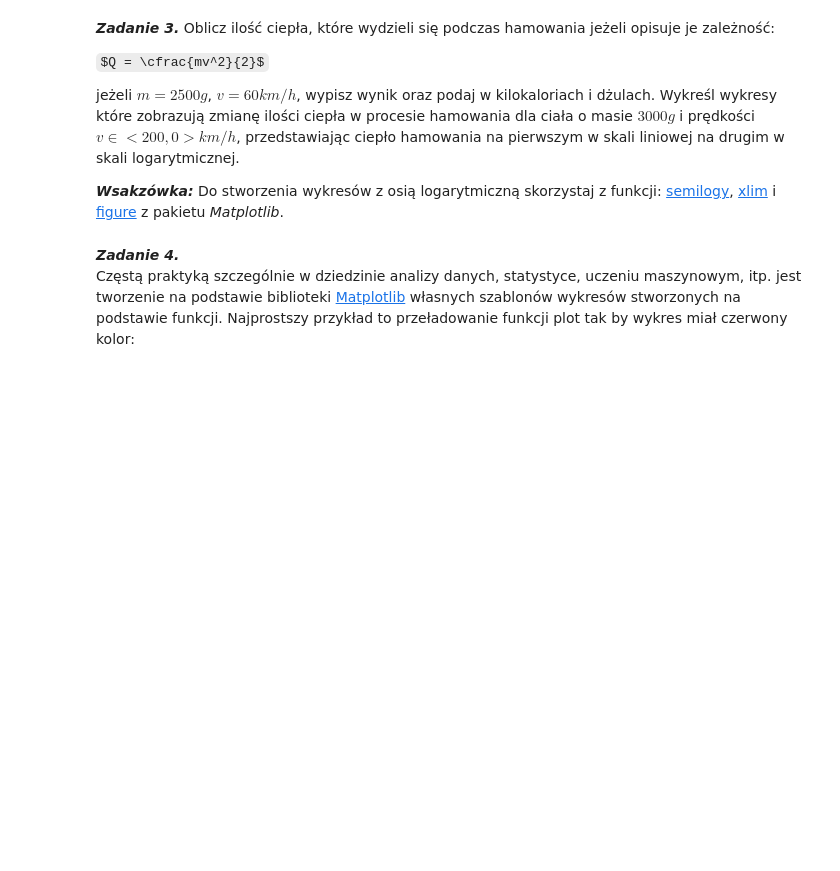
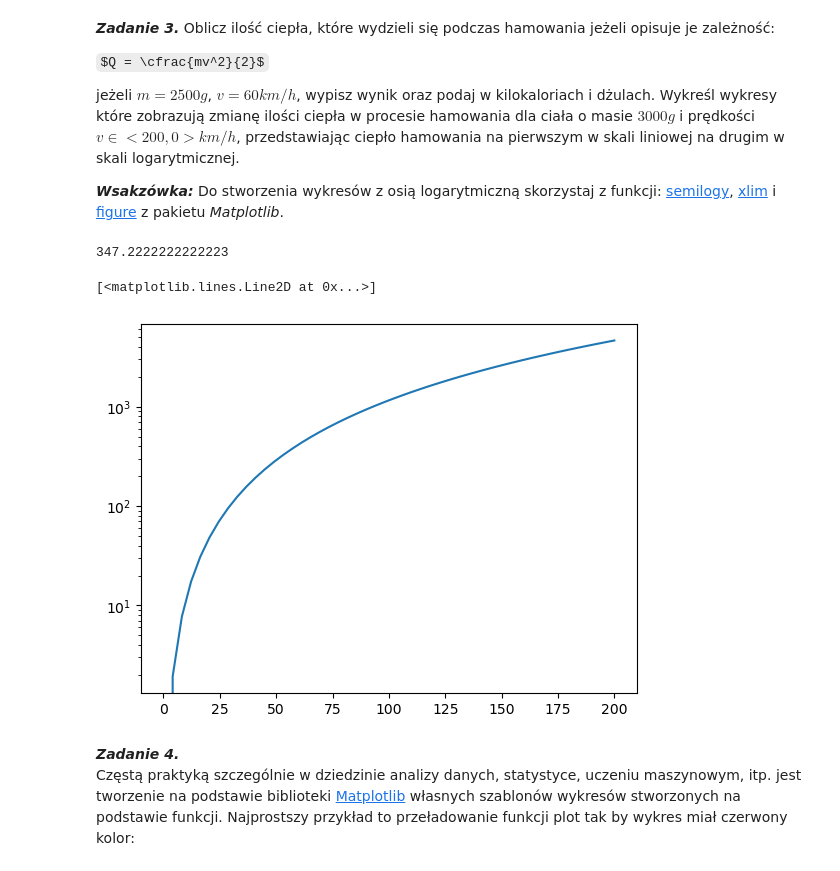
Before and after one commit to karolozog15/MN-lab2, a Jupyter notebook: sprawozdanie.ipynb, the cells around one changed output. Saved outputs shown, nothing was run; the diff lists cells and outputs as text; code cells hidden in the pictures; some formulas as TeX source; blank space fills up the shorter version.

```diff
--- a/sprawozdanie.ipynb
+++ b/sprawozdanie.ipynb
@@ -74,6 +92,24 @@ $Q = \cfrac{mv^2}{2}$
 jeżeli $m = 2500g$, $v = 60km/h$, wypisz wynik oraz podaj w kilokaloriach i dżulach. Wykreśl wykresy które zobrazują zmianę ilości ciepła w procesie hamowania dla ciała o masie $3000g$ i prędkości $v\in<200,0>km/h$, przedstawiając ciepło hamowania na pierwszym w skali liniowej na drugim w skali logarytmicznej.
 
 ***Wsakzówka:*** Do stworzenia wykresów z osią logarytmiczną skorzystaj z funkcji: [semilogy](https://matplotlib.org/api/_as_gen/matplotlib.pyplot.semilogy.html), [xlim](https://matplotlib.org/api/_as_gen/matplotlib.pyplot.xlim.html?highlight=xlim#matplotlib.pyplot.xlim) i [figure](https://matplotlib.org/api/_as_gen/matplotlib.pyplot.figure.html?highlight=figure#matplotlib.pyplot.figure) z pakietu *Matplotlib*.
+# %%
+m=2500
+v=60
+Q=0.5*(m/1000)*(v/3.6)**2
+print(Q)
+
+m=3000
+v=np.linspace(200,0)
+
+Q=0.5*(m/1000)*(v/3.6)**2
+
+plt.figure()
+plt.semilogy()
+plt.plot(v,Q)
+# %% [output]
+347.2222222222223
+[<matplotlib.lines.Line2D at 0x...>]
+[figure, added]
 # %% [markdown]
 ***Zadanie 4.***
 Częstą praktyką szczególnie w dziedzinie analizy danych, statystyce, uczeniu maszynowym, itp. jest tworzenie na podstawie biblioteki [Matplotlib](https://matplotlib.org/) własnych szablonów wykresów stworzonych na podstawie funkcji. Najprostszy przykład to przeładowanie funkcji plot tak by wykres miał czerwony kolor:
```
Also changed, not shown: parts of 4 cells of this notebook.
